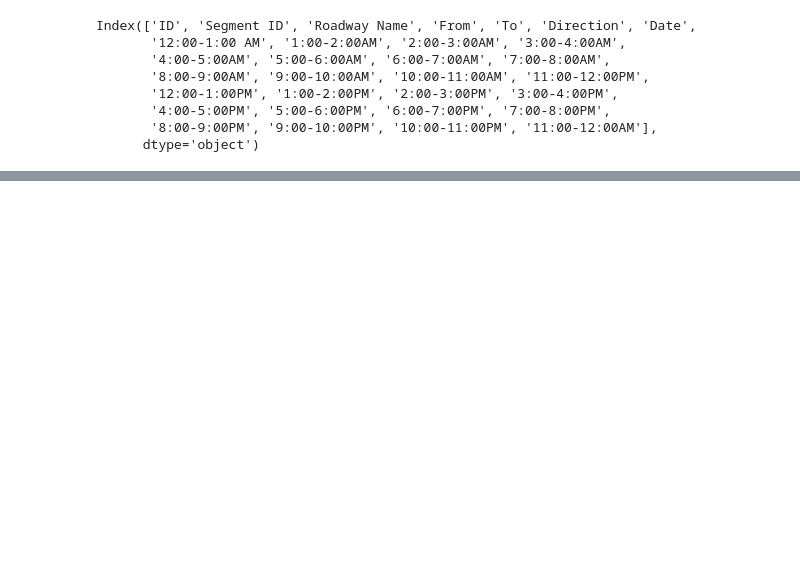
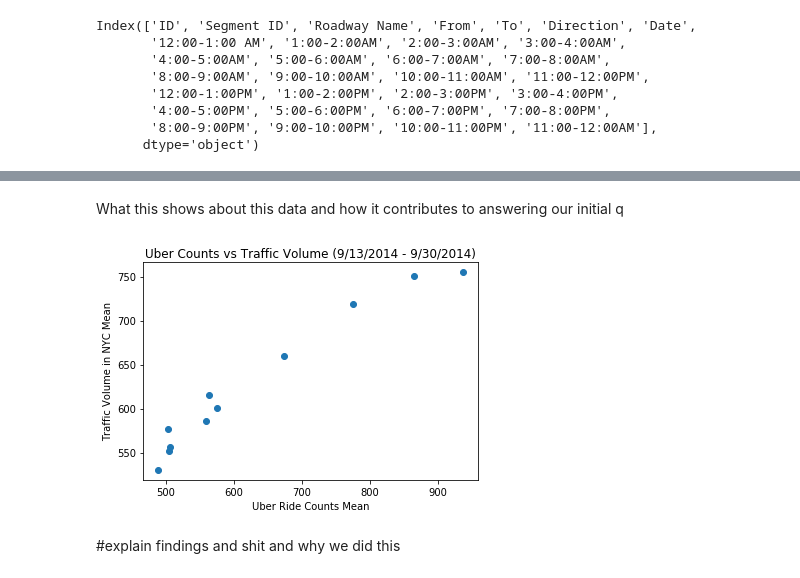
Before and after one commit to jl2586/INFO-2950-Final-Project, a Jupyter notebook: Final Project.ipynb, the cells around one changed output, grey strips where cells are left out. Saved outputs shown, nothing was run; the diff lists cells and outputs as text; code cells hidden in the pictures; blank space fills up the shorter version.

```diff
--- a/Final Project.ipynb
+++ b/Final Project.ipynb
@@ -111,0 +182,14 @@ uber_counts.head()
+# %% [markdown]
+What this shows about this data and how it contributes to answering our initial q
+# %%
+#Scatterplots
+
+plt.scatter(newuber_df, newtraffic_df)
+plt.xlabel('Uber Ride Counts Mean')
+plt.ylabel('Traffic Volume in NYC Mean')
+plt.title('Uber Counts vs Traffic Volume (9/13/2014 - 9/30/2014)')
+plt.show()
+# %% [output]
+[figure, added]
+# %% [markdown]
+#explain findings and shit and why we did this
```
Also changed, not shown: parts of 19 cells of this notebook.
